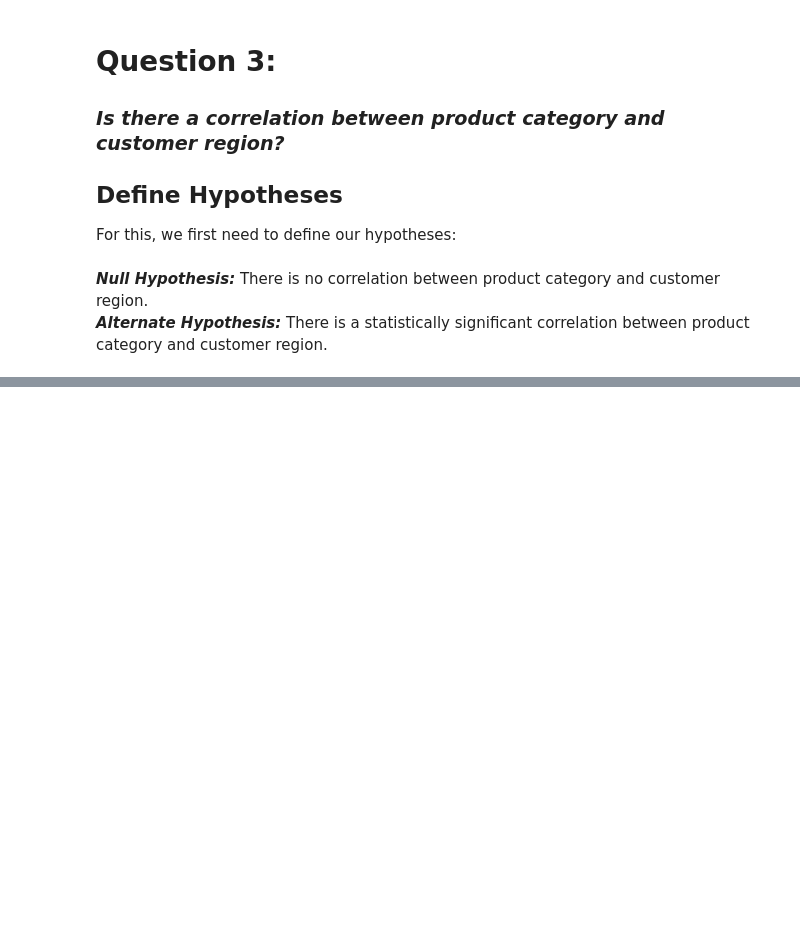
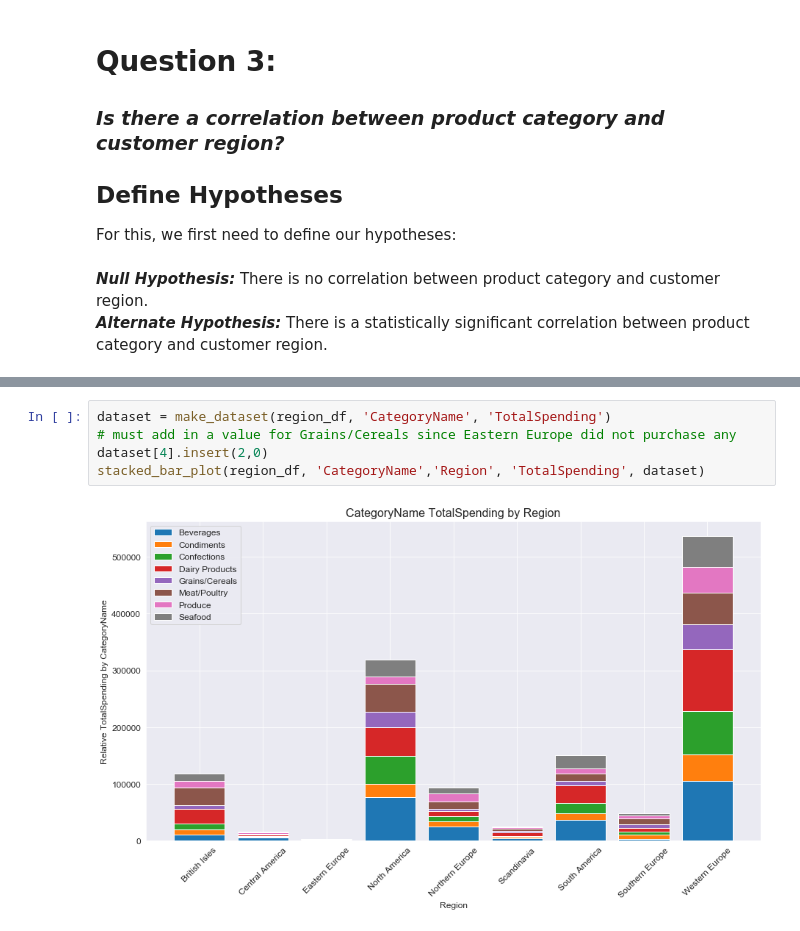
Before and after one commit to magnawhale/dsc-mod-3-project-online-ds-ft-051319, a Jupyter notebook: question_03.ipynb, the cells around one changed output, grey strips where cells are left out. Drawn from its saved outputs; the diff is of its cells as text; blank space fills up the shorter version.

```diff
--- a/question_03.ipynb
+++ b/question_03.ipynb
@@ -51,0 +248,7 @@ print("\nOrder Destinations by Region\n----------------------------\n", order_df
+# %%
+dataset = make_dataset(region_df, 'CategoryName', 'TotalSpending')
+# must add in a value for Grains/Cereals since Eastern Europe did not purchase any
+dataset[4].insert(2,0)
+stacked_bar_plot(region_df, 'CategoryName','Region', 'TotalSpending', dataset)
+# %% [output]
+[figure, added]
```
Also changed, not shown: parts of 27 cells of this notebook, 3 other files.
